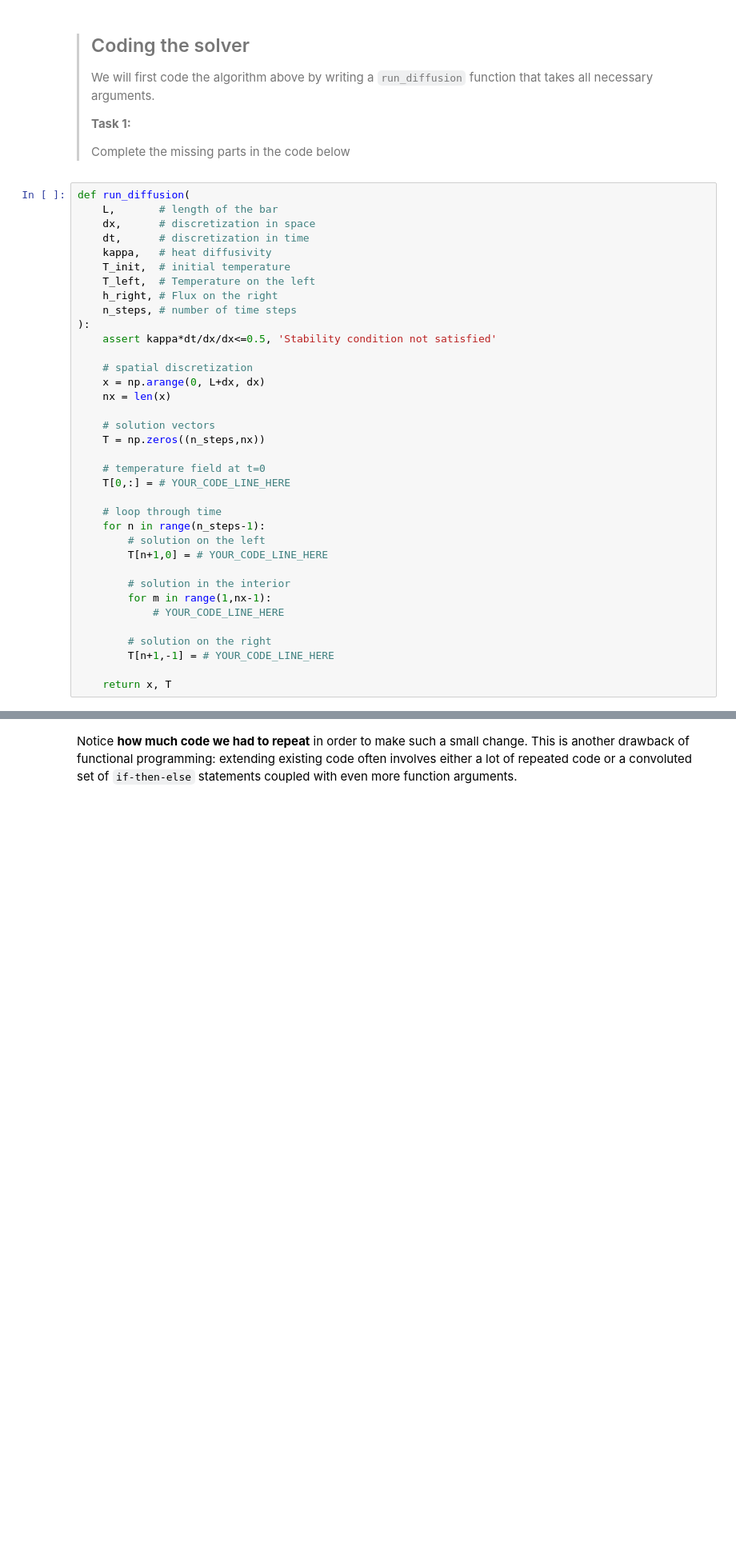
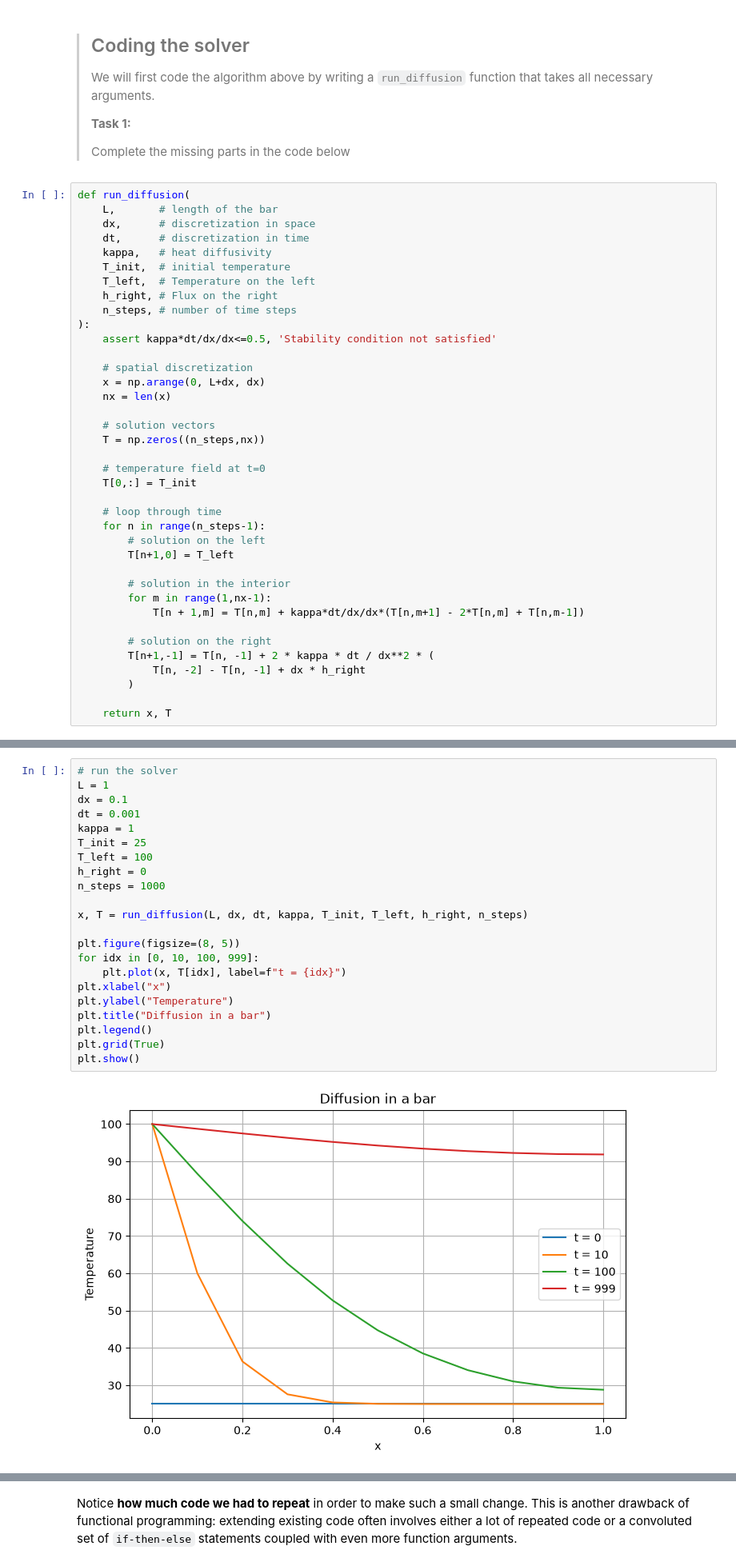
Before and after one commit to ngerolym/PA2.1, a Jupyter notebook: 1_functional.ipynb, the cells around one changed output, grey strips where cells are left out. Shown at 80% size. Drawn from its saved outputs; the diff is of its cells as text; blank space fills up the shorter version.

```diff
--- a/1_functional.ipynb
+++ b/1_functional.ipynb
@@ -31,19 +31,21 @@ def run_diffusion(
     T = np.zeros((n_steps,nx))
 
     # temperature field at t=0
-    T[0,:] = # YOUR_CODE_LINE_HERE
+    T[0,:] = T_init
 
     # loop through time
     for n in range(n_steps-1):
         # solution on the left
-        T[n+1,0] = # YOUR_CODE_LINE_HERE
+        T[n+1,0] = T_left
 
         # solution in the interior
         for m in range(1,nx-1):
-            # YOUR_CODE_LINE_HERE
+            T[n + 1,m] = T[n,m] + kappa*dt/dx/dx*(T[n,m+1] - 2*T[n,m] + T[n,m-1])
 
         # solution on the right
-        T[n+1,-1] = # YOUR_CODE_LINE_HERE
+        T[n+1,-1] = T[n, -1] + 2 * kappa * dt / dx**2 * (
+            T[n, -2] - T[n, -1] + dx * h_right
+        )
 
     return x, T
 # %% [markdown]
@@ -72,3 +68,27 @@ x,T = # YOUR_CODE_LINE_HERE
+# %%
+# run the solver
+L = 1
+dx = 0.1
+dt = 0.001
+kappa = 1
+T_init = 25
+T_left = 100
+h_right = 0
+n_steps = 1000
+
+x, T = run_diffusion(L, dx, dt, kappa, T_init, T_left, h_right, n_steps)
+
+plt.figure(figsize=(8, 5))
+for idx in [0, 10, 100, 999]:
+    plt.plot(x, T[idx], label=f"t = {idx}")
+plt.xlabel("x")
+plt.ylabel("Temperature")
+plt.title("Diffusion in a bar")
+plt.legend()
+plt.grid(True)
+plt.show()
+# %% [output]
+[figure, added]
 # %% [markdown]
 > See how even though the parameters can be neatly organized into the four logical groups above? Nevertheless, **they all get jammed together in the same function call** and the best we can do is to order them in some sensible way.
 >
```
Also changed, not shown: parts of 6 cells of this notebook, 1 other file.
